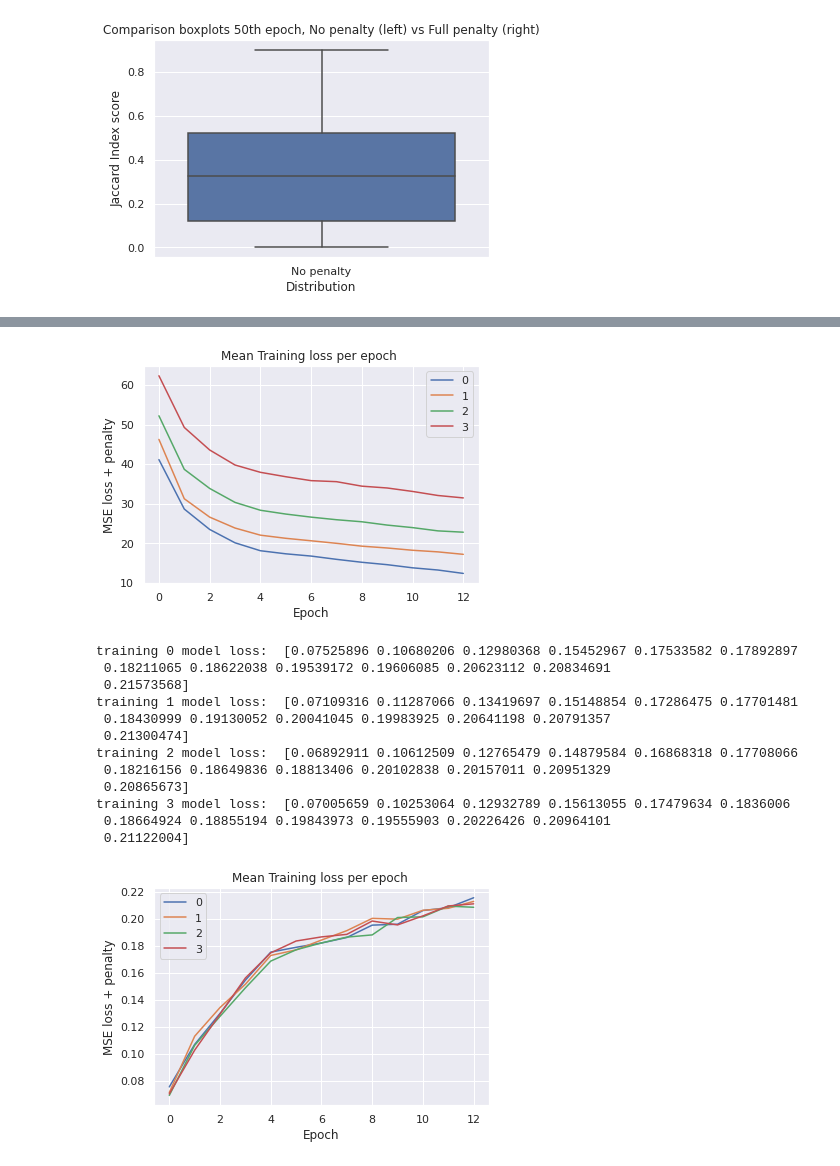
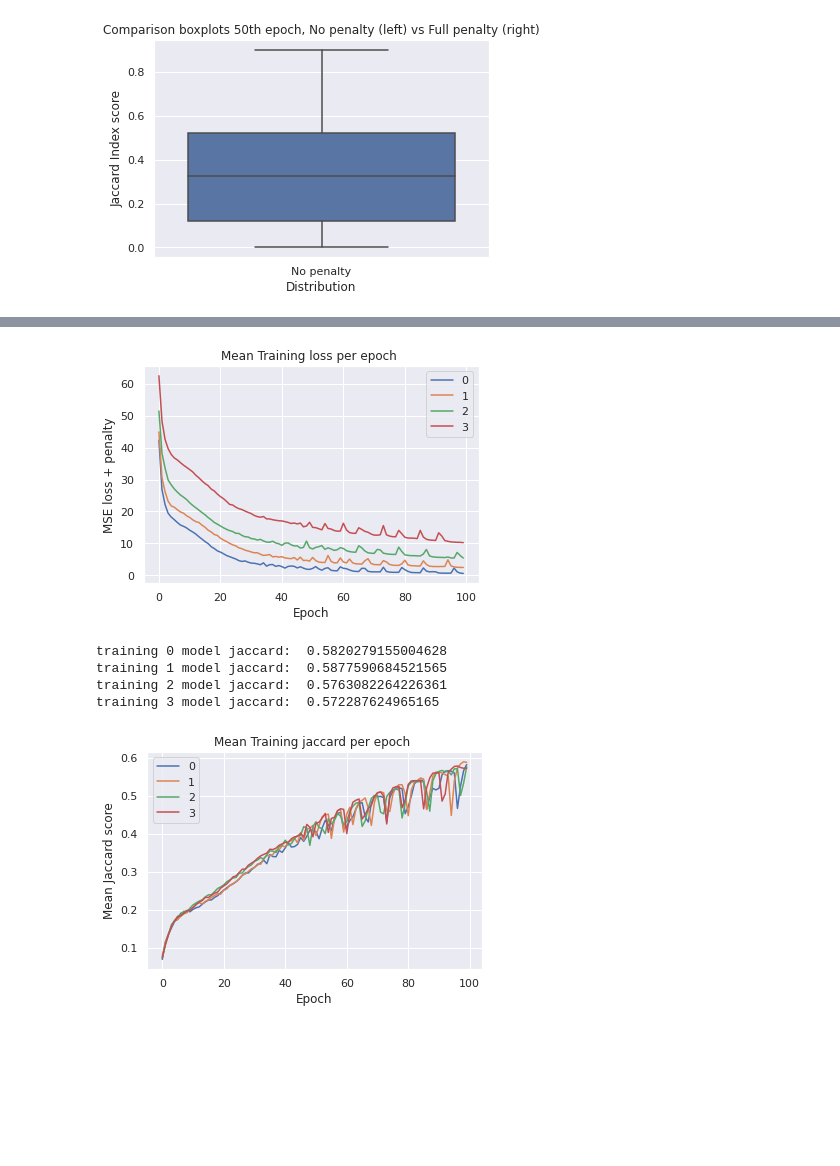
Before and after one commit to Jmckone1/unet, a Jupyter notebook: plot_outputs_2.ipynb, the cells around one changed output, grey strips where cells are left out. Saved outputs shown, nothing was run; the diff lists cells and outputs as text; code cells hidden in the pictures; blank space fills up the shorter version.

```diff
--- a/plot_outputs_2.ipynb
+++ b/plot_outputs_2.ipynb
@@ -1275,8 +1360,7 @@ Training_loss_Nan_2 = []
 Training_loss_3 = []
 Training_loss_Nan_3 = []
 
-
-for i in range(13):
+for i in range(100):
     Training_loss_0 = np.genfromtxt("Checkpoints_RANO/Unet_H16_M9_O0A0/epoch_"+str(i)+"training_loss",delimiter=',')
     Training_loss_Nan_0 = np.append(Training_loss_Nan_0, np.mean(Training_loss_0[np.logical_not(np.isnan(Training_loss_0))]))
 
@@ -1289,10 +1373,10 @@ for i in range(13):
     Training_loss_3 = np.genfromtxt("Checkpoints_RANO/Unet_H16_M9_O0A20/epoch_"+str(i)+"training_loss",delimiter=',')
     Training_loss_Nan_3 = np.append(Training_loss_Nan_3, np.mean(Training_loss_3[np.logical_not(np.isnan(Training_loss_3))]))
 
-print("training 0 model loss: ", Training_loss_Nan_0)
-print("training 1 model loss: ", Training_loss_Nan_1)
-print("training 2 model loss: ", Training_loss_Nan_2)
-print("training 3 model loss: ", Training_loss_Nan_3)
+print("training 0 model loss: ", Training_loss_Nan_0[-1])
+print("training 1 model loss: ", Training_loss_Nan_1[-1])
+print("training 2 model loss: ", Training_loss_Nan_2[-1])
+print("training 3 model loss: ", Training_loss_Nan_3[-1])
 
 ax = plt.subplot()
 ax.plot(range(len(Training_loss_Nan_0)),Training_loss_Nan_0)
@@ -1313,7 +1397,7 @@ Training_loss_Nan_2 = []
 Training_loss_3 = []
 Training_loss_Nan_3 = []
 
-for i in range(13):
+for i in range(100):
     Training_loss_0 = np.genfromtxt("Checkpoints_RANO/Unet_H16_M9_O0A0/epoch_"+str(i)+"jaccard_index",delimiter=',')
     Training_loss_Nan_0 = np.append(Training_loss_Nan_0, np.mean(Training_loss_0[np.logical_not(np.isnan(Training_loss_0))]))
 
@@ -1326,21 +1410,25 @@ for i in range(13):
     Training_loss_3 = np.genfromtxt("Checkpoints_RANO/Unet_H16_M9_O0A20/epoch_"+str(i)+"jaccard_index",delimiter=',')
     Training_loss_Nan_3 = np.append(Training_loss_Nan_3, np.mean(Training_loss_3[np.logical_not(np.isnan(Training_loss_3))]))
 
-print("training 0 model loss: ", Training_loss_Nan_0)
-print("training 1 model loss: ", Training_loss_Nan_1)
-print("training 2 model loss: ", Training_loss_Nan_2)
-print("training 3 model loss: ", Training_loss_Nan_3)
+print("training 0 model jaccard: ", Training_loss_Nan_0[-1])
+print("training 1 model jaccard: ", Training_loss_Nan_1[-1])
+print("training 2 model jaccard: ", Training_loss_Nan_2[-1])
+print("training 3 model jaccard: ", Training_loss_Nan_3[-1])
 
 ax = plt.subplot()
 ax.plot(range(len(Training_loss_Nan_0)),Training_loss_Nan_0)
 ax.plot(range(len(Training_loss_Nan_1)),Training_loss_Nan_1)
 ax.plot(range(len(Training_loss_Nan_1)),Training_loss_Nan_2)
 ax.plot(range(len(Training_loss_Nan_1)),Training_loss_Nan_3)
-plt.title("Mean Training loss per epoch ")
+plt.title("Mean Training jaccard per epoch ")
 ax.legend(["0","1","2","3"])
 ax.set(xlabel = "Epoch", ylabel='Mean Jaccard score')
 plt.show()
 
 ##################################################################################################################
 ##################################################################################################################
+
+# one mistake that i have been making is to not allocate a seed when testing the hyperparameters or anything
+# regarding changes to the model - it might be a case of false positives in the minute differences.
+# this should not be an issue in the larger scope of things but still something to think about
 # %% [output]
@@ -1359,14 +1439,6 @@ training 3 model loss:  [62.36857725 49.28494937 43.58786738 39.78210466 37.9322
-[figure, old version]
+[figure, new version]
-training 0 model loss:  [0.07525896 0.10680206 0.12980368 0.15452967 0.17533582 0.17892897
- 0.18211065 0.18622038 0.19539172 0.19606085 0.20623112 0.20834691
- 0.21573568]
-training 1 model loss:  [0.07109316 0.11287066 0.13419697 0.15148854 0.17286475 0.17701481
- 0.18430999 0.19130052 0.20041045 0.19983925 0.20641198 0.20791357
- 0.21300474]
-training 2 model loss:  [0.06892911 0.10612509 0.12765479 0.14879584 0.16868318 0.17708066
- 0.18216156 0.18649836 0.18813406 0.20102838 0.20157011 0.20951329
- 0.20865673]
-training 3 model loss:  [0.07005659 0.10253064 0.12932789 0.15613055 0.17479634 0.1836006
- 0.18664924 0.18855194 0.19843973 0.19555903 0.20226426 0.20964101
- 0.21122004]
+training 0 model jaccard:  0.5820279155004628
+training 1 model jaccard:  0.5877590684521565
+training 2 model jaccard:  0.5763082264226361
+training 3 model jaccard:  0.572287624965165
-[figure, old version]
+[figure, new version]
```
Also changed, not shown: parts of 4 cells of this notebook, 9 other files.
